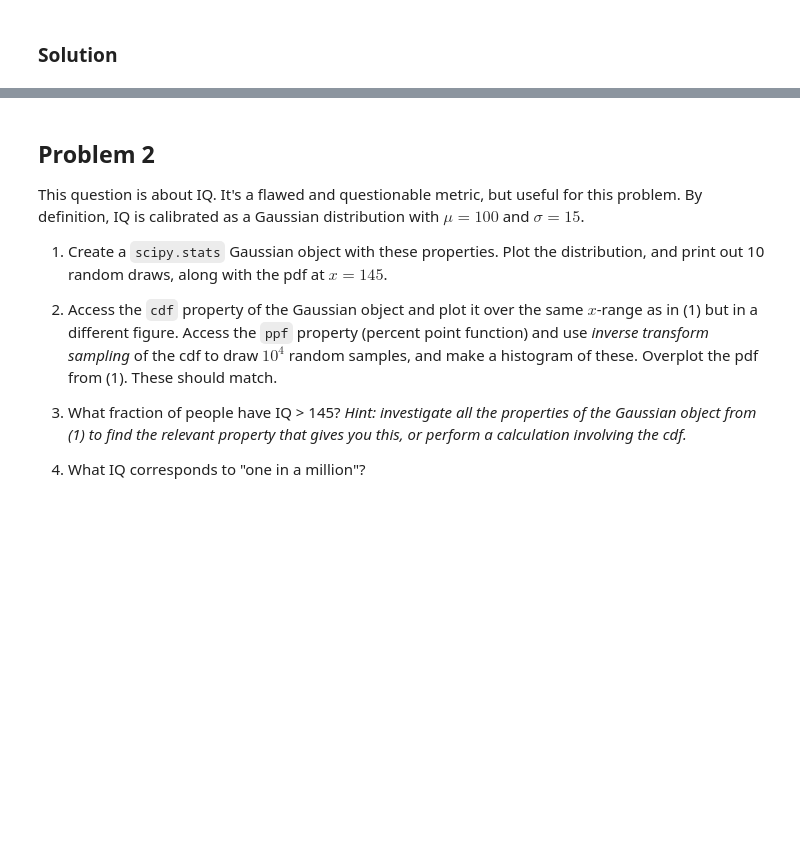
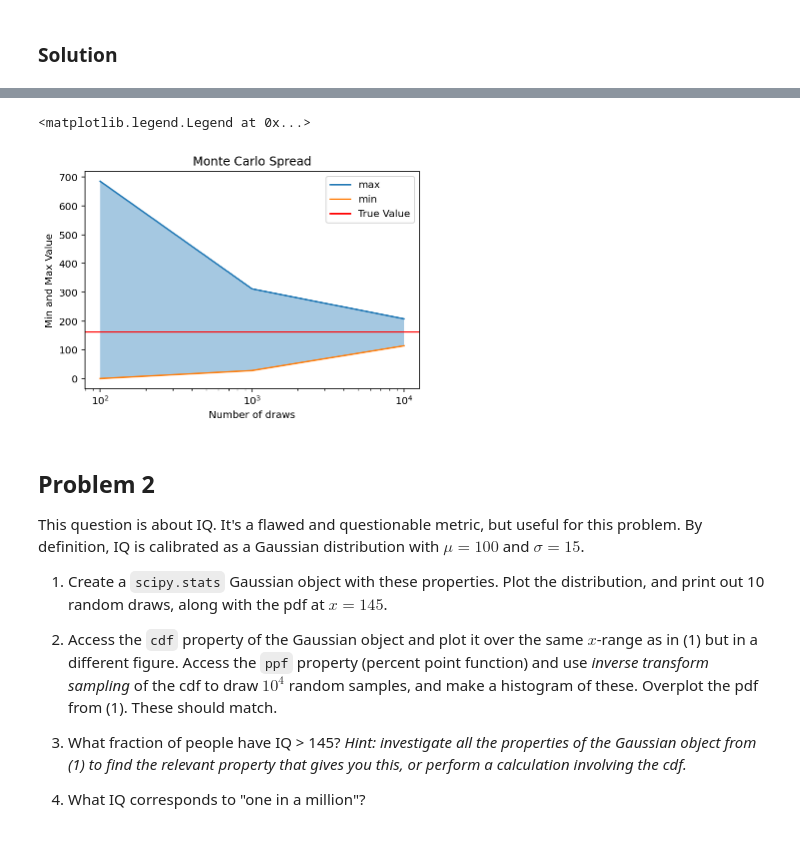
Before and after one commit to NihanPol/ASTR_3300_S2025, a Jupyter notebook: coursework/student_folders/zachary_zelensky/homework/Homework_2_ZZelensky.ipynb, the cells around one changed output, grey strips where cells are left out. Cells and saved outputs as stored; diff of their text form; code cells hidden in the pictures; blank space fills up the shorter version.

```diff
--- a/coursework/student_folders/zachary_zelensky/homework/Homework_2_ZZelensky.ipynb
+++ b/coursework/student_folders/zachary_zelensky/homework/Homework_2_ZZelensky.ipynb
@@ -29,3 +192,32 @@ $$ \int_0^\infty x^3 \exp\left(-\frac{x^2}{2\sigma^2}\right) \,dx = 2\sigma^4 .$
+# %%
+#xvalues
+x=[10**2,10**3,10**4]
+
+#getting the min and max from the 100 evaluations for each N
+max1=np.max(area1)
+min1=np.min(area1)
+max2=np.max(area2)
+min2=np.min(area2)
+max3=np.max(area3)
+min3=np.min(area3)
+#yvalues for plot
+ymax=[max1,max2,max3]
+ymin=[min1,min2,min3]
+
+#plotting and labeling
+plt.plot(x,ymax,label='max')
+plt.fill_between(x,ymax,ymin,alpha=.4)
+plt.plot(x,ymin,label='min')
+
+plt.xscale('log') #making sure log scale
+plt.axhline(162,color='r',label='True Value')
+plt.title("Monte Carlo Spread")
+plt.xlabel("Number of draws")
+plt.ylabel('Min and Max Value')
+plt.legend()
+# %% [output]
+<matplotlib.legend.Legend at 0x...>
+[figure, added]
 # %% [markdown]
 ## Problem 2
 
```
Also changed, not shown: parts of 12 cells of this notebook, 6 other files.
